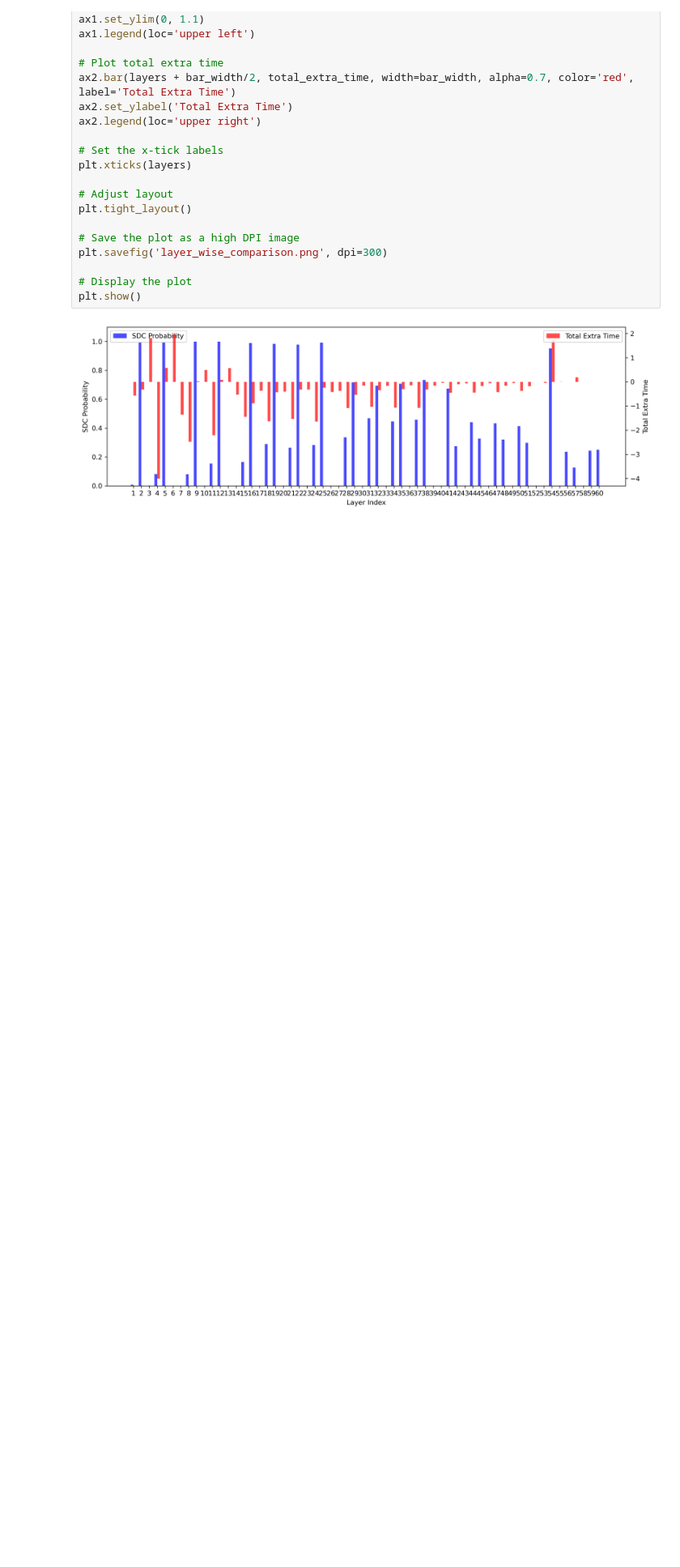
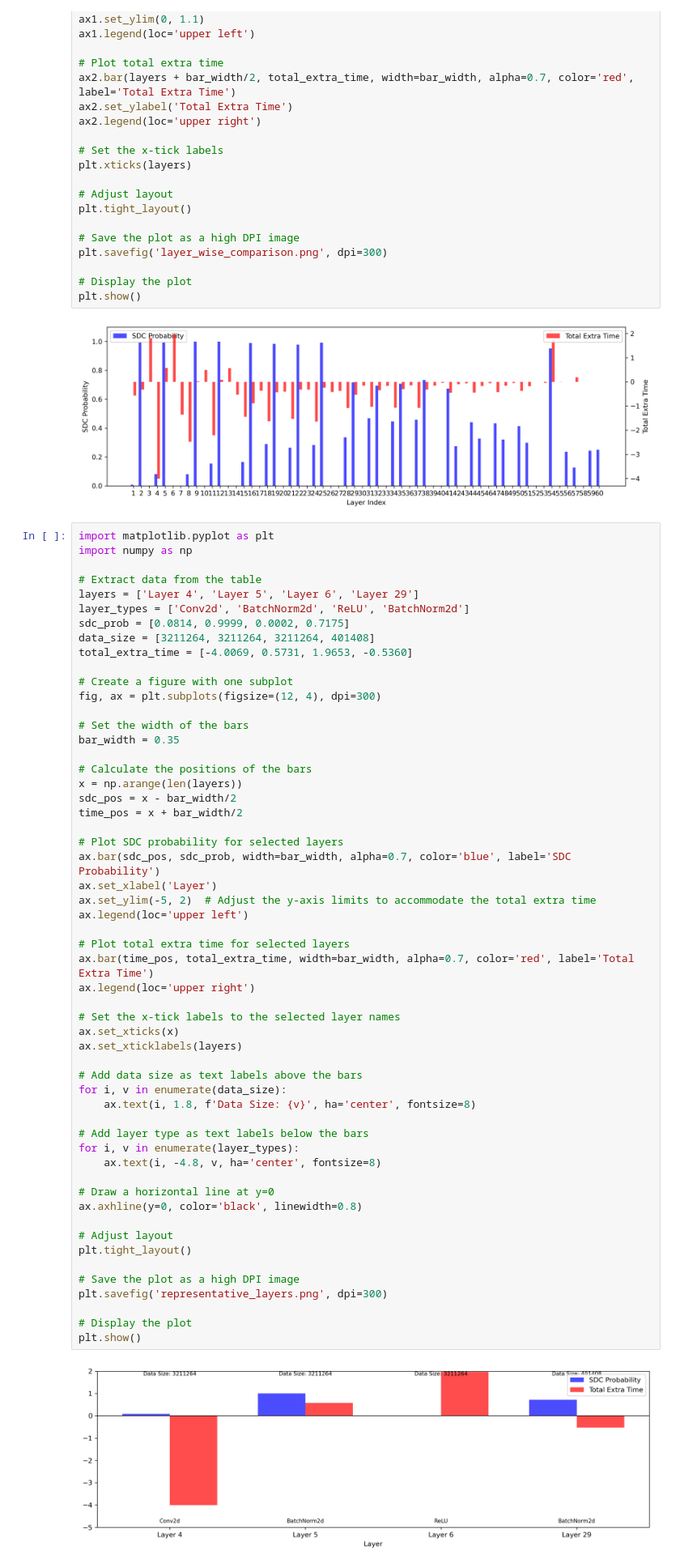
Before and after one commit to qianlan97/CS900, a Jupyter notebook: plot.ipynb, the cells around one changed output. Shown at 81% size. Drawn from its saved outputs; the diff is of its cells as text; blank space fills up the shorter version.

Commit message:
last time modify

```diff
--- a/plot.ipynb
+++ b/plot.ipynb
@@ -49,3 +49,60 @@ plt.savefig('layer_wise_comparison.png', dpi=300)
 plt.show()
 # %% [output]
 [figure]
+# %%
+import matplotlib.pyplot as plt
+import numpy as np
+
+# Extract data from the table
+layers = ['Layer 4', 'Layer 5', 'Layer 6', 'Layer 29']
+layer_types = ['Conv2d', 'BatchNorm2d', 'ReLU', 'BatchNorm2d']
+sdc_prob = [0.0814, 0.9999, 0.0002, 0.7175]
+data_size = [3211264, 3211264, 3211264, 401408]
+total_extra_time = [-4.0069, 0.5731, 1.9653, -0.5360]
+
+# Create a figure with one subplot
+fig, ax = plt.subplots(figsize=(12, 4), dpi=300)
+
+# Set the width of the bars
+bar_width = 0.35
+
+# Calculate the positions of the bars
+x = np.arange(len(layers))
+sdc_pos = x - bar_width/2
+time_pos = x + bar_width/2
+
+# Plot SDC probability for selected layers
+ax.bar(sdc_pos, sdc_prob, width=bar_width, alpha=0.7, color='blue', label='SDC Probability')
+ax.set_xlabel('Layer')
+ax.set_ylim(-5, 2)  # Adjust the y-axis limits to accommodate the total extra time
+ax.legend(loc='upper left')
+
+# Plot total extra time for selected layers
+ax.bar(time_pos, total_extra_time, width=bar_width, alpha=0.7, color='red', label='Total Extra Time')
+ax.legend(loc='upper right')
+
+# Set the x-tick labels to the selected layer names
+ax.set_xticks(x)
+ax.set_xticklabels(layers)
+
+# Add data size as text labels above the bars
+for i, v in enumerate(data_size):
+    ax.text(i, 1.8, f'Data Size: {v}', ha='center', fontsize=8)
+
+# Add layer type as text labels below the bars
+for i, v in enumerate(layer_types):
+    ax.text(i, -4.8, v, ha='center', fontsize=8)
+
+# Draw a horizontal line at y=0
+ax.axhline(y=0, color='black', linewidth=0.8)
+
+# Adjust layout
+plt.tight_layout()
+
+# Save the plot as a high DPI image
+plt.savefig('representative_layers.png', dpi=300)
+
+# Display the plot
+plt.show()
+# %% [output]
+[figure, added]
```
Also changed, not shown: 5 other files.
